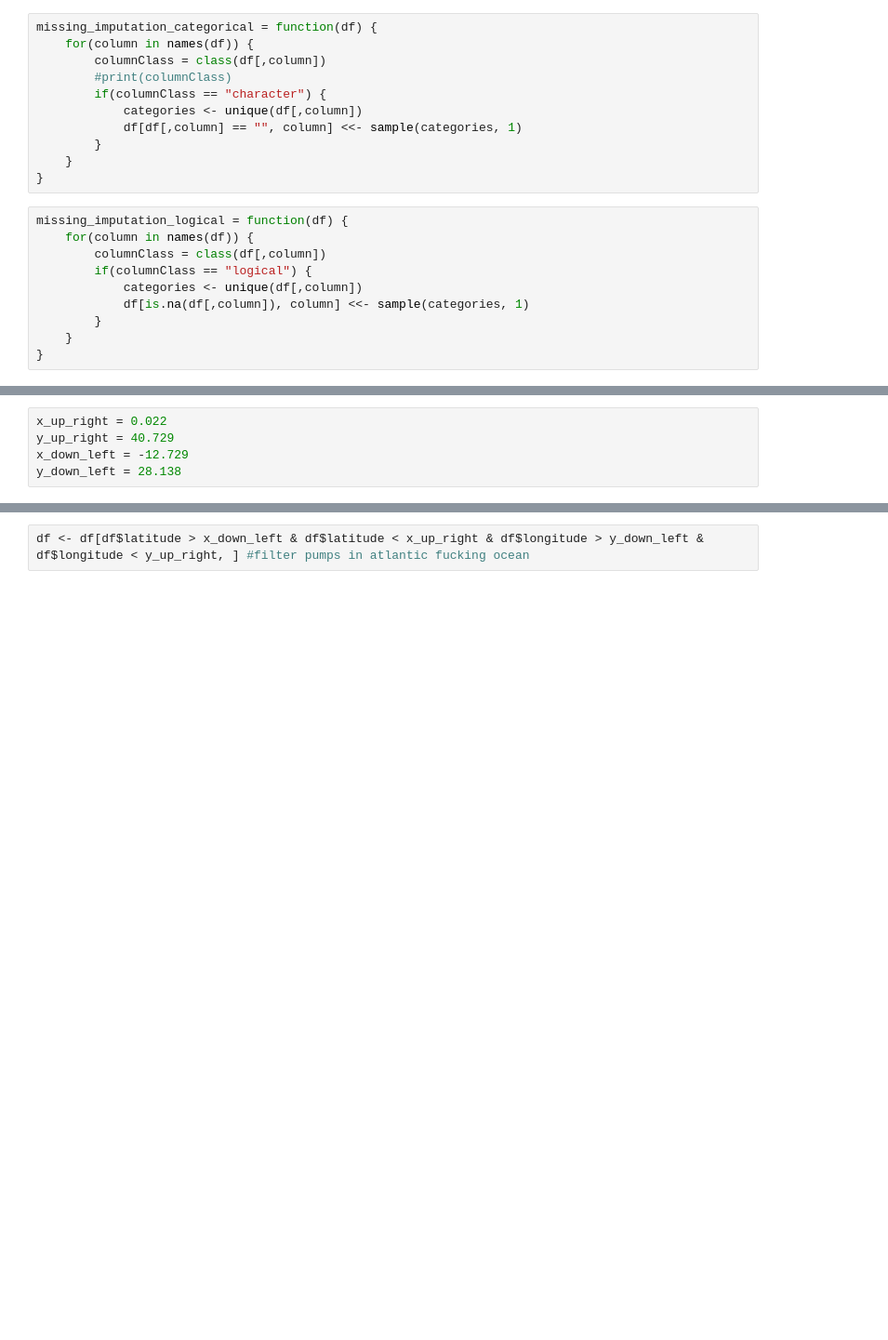
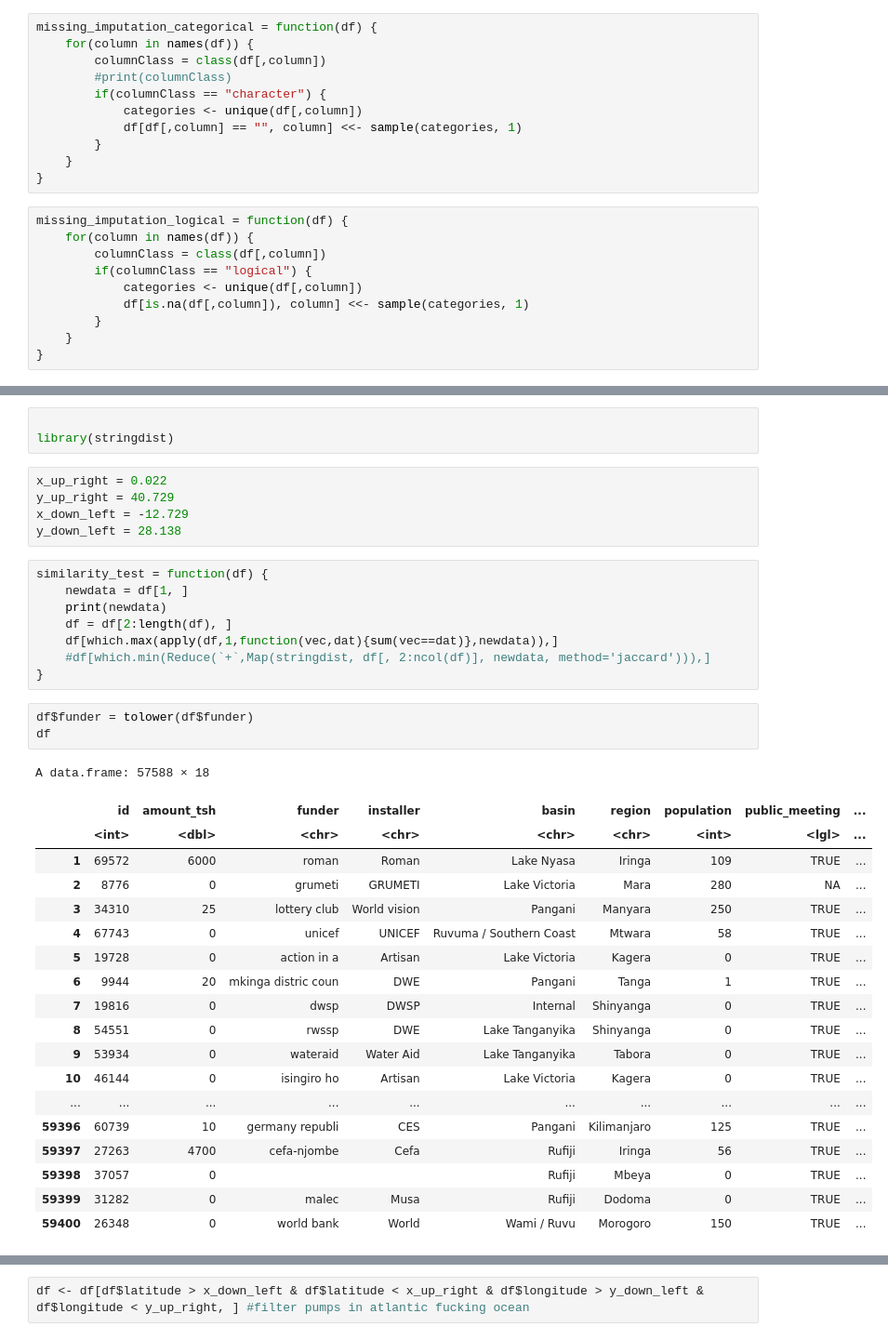
Before and after one commit to aguzga/STAT_FOUND, a Jupyter notebook: PROJECT.ipynb, the cells around one changed output, grey strips where cells are left out. Shown: that part at 93% size. Saved outputs shown, nothing was run; the diff lists cells and outputs as text; blank space fills up the shorter version.

```diff
--- a/PROJECT.ipynb
+++ b/PROJECT.ipynb
@@ -57,5 +41,39 @@ missing_imputation_logical = function(df) {
+# %%
+
+library(stringdist)
 # %%
 x_up_right = 0.022
 y_up_right = 40.729
 x_down_left = -12.729
 y_down_left = 28.138
+# %%
+similarity_test = function(df) {
+    newdata = df[1, ]
+    print(newdata)
+    df = df[2:length(df), ]
+    df[which.max(apply(df,1,function(vec,dat){sum(vec==dat)},newdata)),]
+    #df[which.min(Reduce(`+`,Map(stringdist, df[, 2:ncol(df)], newdata, method='jaccard'))),]
+}
+# %%
+df$funder = tolower(df$funder)
+df
+# %% [output]
+A data.frame: 57588 × 18
+|  | id | amount_tsh | funder | installer | basin | region | population | public_meeting | ... |
+|  | <int> | <dbl> | <chr> | <chr> | <chr> | <chr> | <int> | <lgl> | ... |
+| 1 | 69572 | 6000 | roman | Roman | Lake Nyasa | Iringa | 109 | TRUE | ... |
+| 2 | 8776 | 0 | grumeti | GRUMETI | Lake Victoria | Mara | 280 | NA | ... |
+| 3 | 34310 | 25 | lottery club | World vision | Pangani | Manyara | 250 | TRUE | ... |
+| 4 | 67743 | 0 | unicef | UNICEF | Ruvuma / Southern Coast | Mtwara | 58 | TRUE | ... |
+| 5 | 19728 | 0 | action in a | Artisan | Lake Victoria | Kagera | 0 | TRUE | ... |
+| 6 | 9944 | 20 | mkinga distric coun | DWE | Pangani | Tanga | 1 | TRUE | ... |
+| 7 | 19816 | 0 | dwsp | DWSP | Internal | Shinyanga | 0 | TRUE | ... |
+| 8 | 54551 | 0 | rwssp | DWE | Lake Tanganyika | Shinyanga | 0 | TRUE | ... |
+| 9 | 53934 | 0 | wateraid | Water Aid | Lake Tanganyika | Tabora | 0 | TRUE | ... |
+| 10 | 46144 | 0 | isingiro ho | Artisan | Lake Victoria | Kagera | 0 | TRUE | ... |
+| ... | ... | ... | ... | ... | ... | ... | ... | ... | ... |
+| 59396 | 60739 | 10 | germany republi | CES | Pangani | Kilimanjaro | 125 | TRUE | ... |
+| 59397 | 27263 | 4700 | cefa-njombe | Cefa | Rufiji | Iringa | 56 | TRUE | ... |
+| 59398 | 37057 | 0 |  |  | Rufiji | Mbeya | 0 | TRUE | ... |
+| 59399 | 31282 | 0 | malec | Musa | Rufiji | Dodoma | 0 | TRUE | ... |
+| 59400 | 26348 | 0 | world bank | World | Wami / Ruvu | Morogoro | 150 | TRUE | ... |
```
Also changed, not shown: parts of 12 cells of this notebook.
